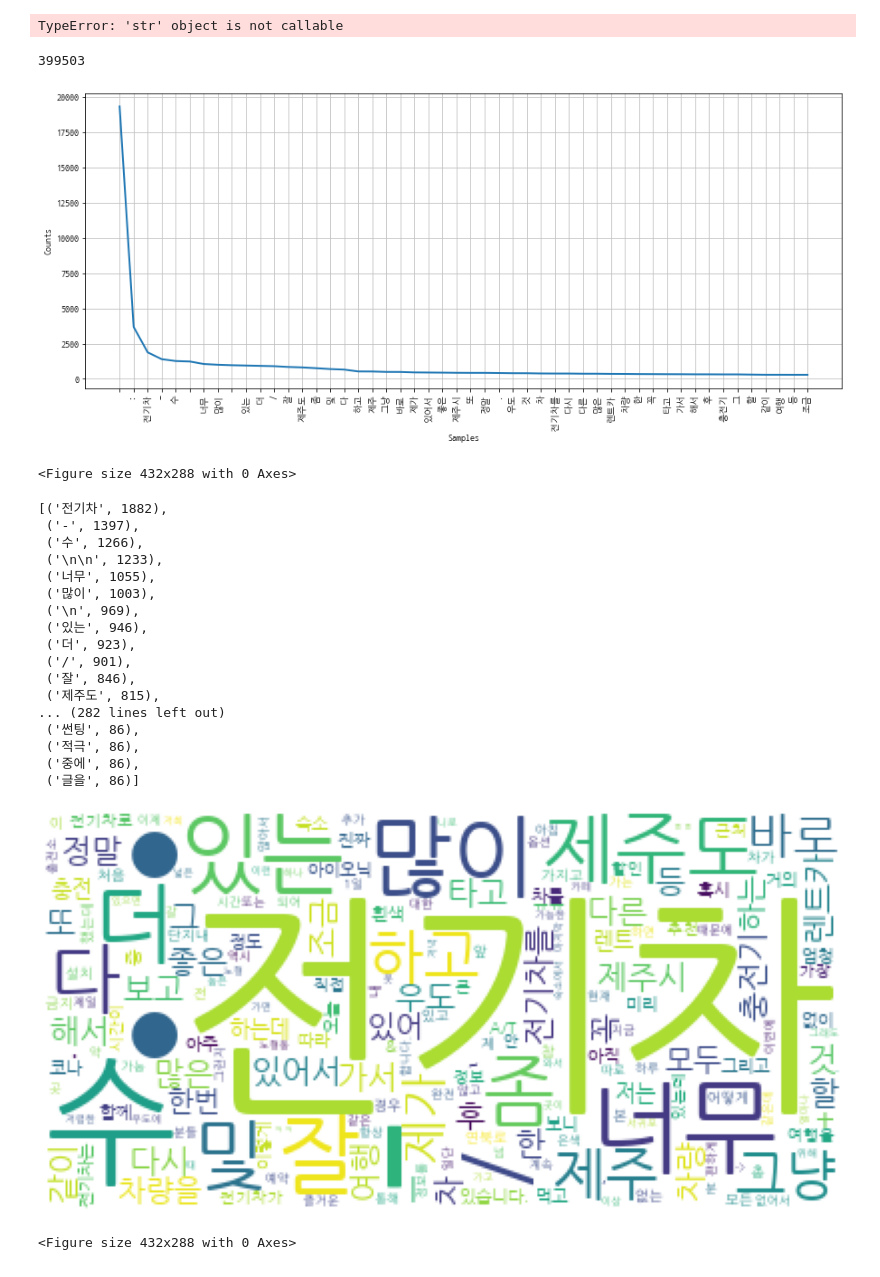
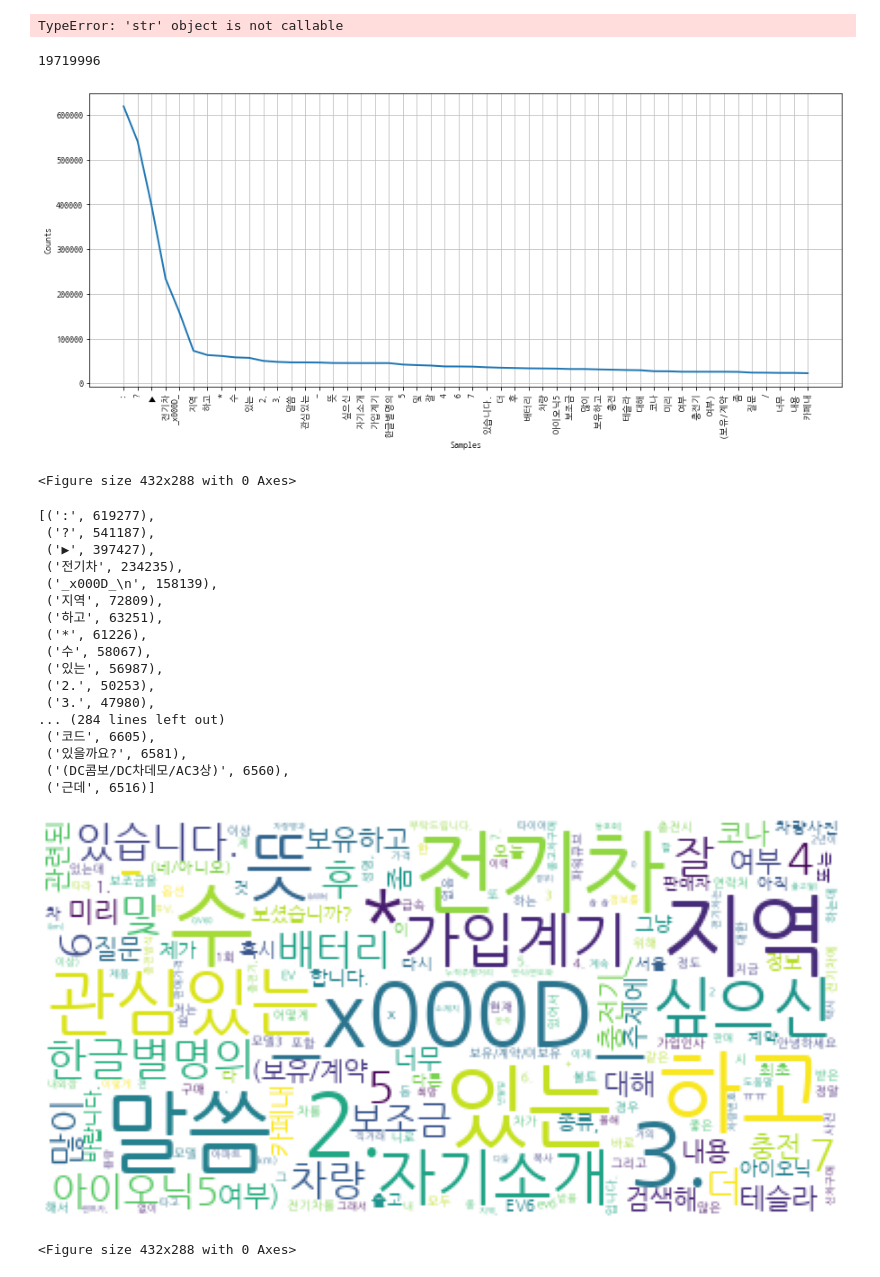
Before and after one commit to minwooking/Jeju_Electric_Vehicle_analysis, a Jupyter notebook: 전기차리뷰_워드클라우드.ipynb, the cells around one changed output. Drawn from its saved outputs; the diff is of its cells as text; code cells hidden in the pictures.

```diff
--- a/전기차리뷰_워드클라우드.ipynb
+++ b/전기차리뷰_워드클라우드.ipynb
@@ -52,0 +56,2 @@ df = pd.read_csv('/home/miwoos/WorkSpace/GoogleDrive/제주_전기차/data/eleca
+# %%
+df_tofluxfull= pd.read_excel('/home/miwoos/WorkSpace/Jeju_Electric_Vehicle_analysis/본문 검색 결과_2022.03.06.xlsx')
@@ -86,7 +113,7 @@ df.head(3)
 # %% [output]
 TypeError: 'str' object is not callable
 # %%
-userwant = df.내용.copy()
+userwant = df_tofluxfull.Contents.copy()
 userwant.dropna(inplace=True)
 userwant.reset_index(inplace=True,drop=True)
 userwant_list=userwant.values
@@ -97,7 +124,7 @@ for i in range(len(userwant_list)):
     sum_list+=userwant_list[i].replace(string.punctuation,'').split(' ')
 len(sum_list)
 # %% [output]
-399503
+19719996
 # %%
 elc_use = nltk.Text(sum_list, name='내용')
 plt.figure(figsize=(15,6))
@@ -105,41 +132,41 @@ elc_use.plot(50)
 plt.show()
 plt.savefig('빈도수파악.png')
 # %% [output]
-[figure, old version]
+[figure, new version]
 <Figure size 432x288 with 0 Axes>
 # %%
 data = elc_use.vocab().most_common(300)
-data[2:]
+data
 # %% [output]
-[('전기차', 1882),
- ('-', 1397),
- ('수', 1266),
- ('\n\n', 1233),
- ('너무', 1055),
- ('많이', 1003),
- ('\n', 969),
- ('있는', 946),
- ('더', 923),
- ('/', 901),
- ('잘', 846),
- ('제주도', 815),
-... (282 lines left out)
- ('썬팅', 86),
- ('적극', 86),
- ('중에', 86),
- ('글을', 86)]
+[(':', 619277),
+ ('?', 541187),
+ ('▶', 397427),
+ ('전기차', 234235),
+ ('_x000D_\n', 158139),
+ ('지역', 72809),
+ ('하고', 63251),
+ ('*', 61226),
+ ('수', 58067),
+ ('있는', 56987),
+ ('2.', 50253),
+ ('3.', 47980),
+... (284 lines left out)
+ ('코드', 6605),
+ ('있을까요?', 6581),
+ ('(DC콤보/DC차데모/AC3상)', 6560),
+ ('근데', 6516)]
 # %%
 wc = WordCloud(
     font_path='NanumGothic.ttf',
     relative_scaling=0.00001,
     background_color='white'
-).generate_from_frequencies(dict(data))
+).generate_from_frequencies(dict(data[3:]))
 
 plt.figure(figsize=(18,12))
 plt.imshow(wc)
 plt.axis('off')
 plt.show()
 plt.savefig('elc_usewordcloud.png')
 # %% [output]
-[figure, old version]
+[figure, new version]
 <Figure size 432x288 with 0 Axes>
```
Also changed, not shown: parts of 5 cells of this notebook, 1 other file.
